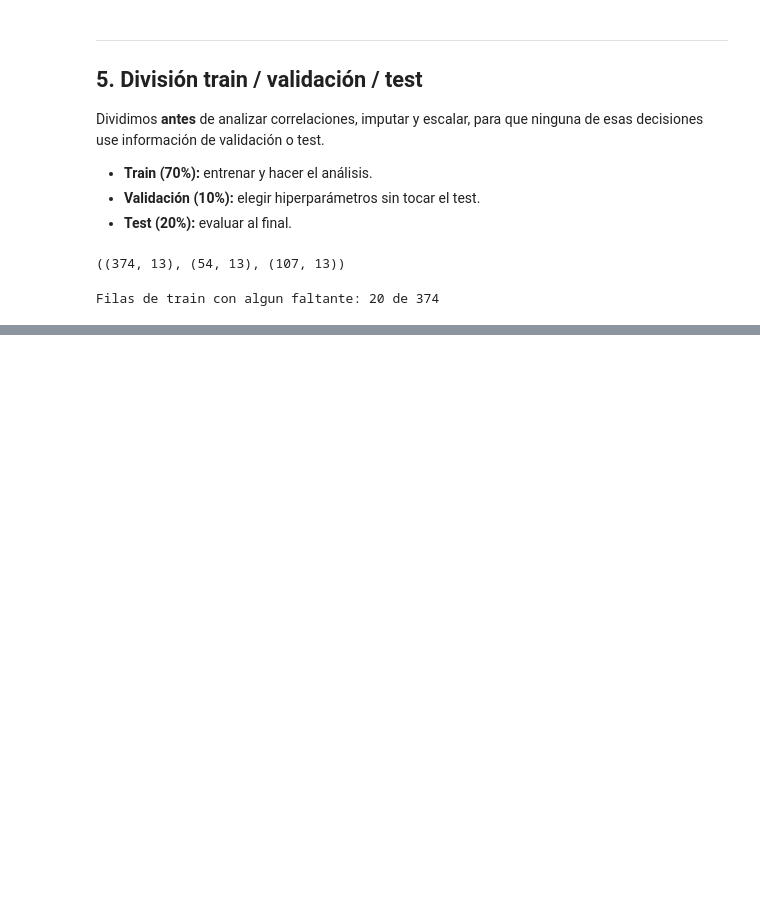
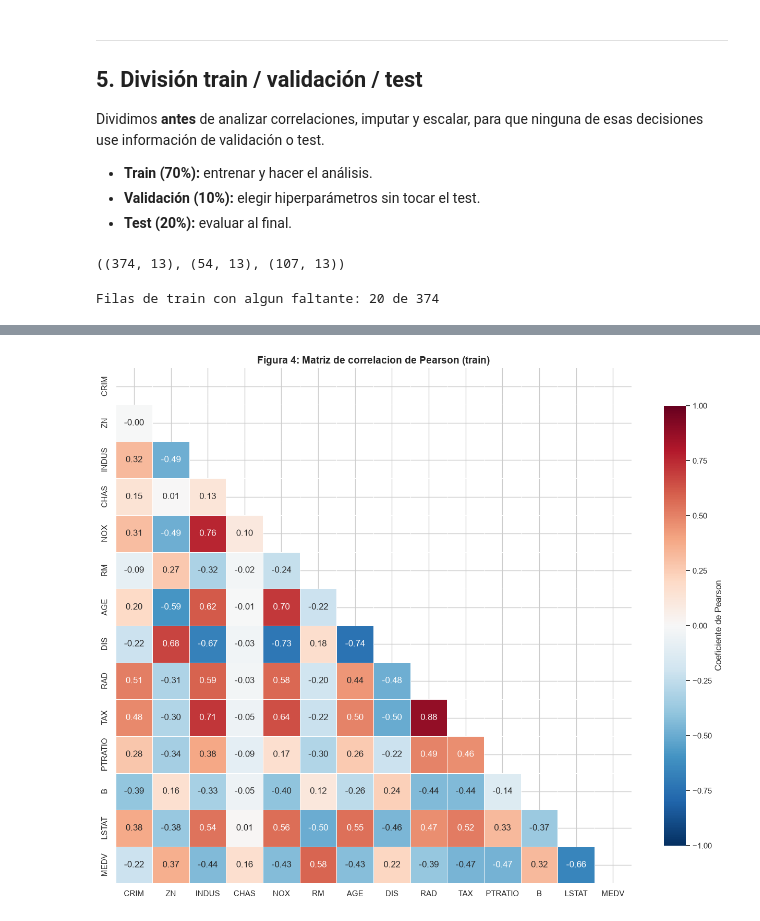
Before and after one commit to Franrnn/TP_AA1_Esparza_Pico_Renna, a Jupyter notebook: TP1/TP-regresion-AA1.ipynb, the cells around one changed output, grey strips where cells are left out. Saved outputs shown, nothing was run; the diff lists cells and outputs as text; code cells hidden in the pictures; blank space fills up the shorter version.

```diff
--- a/TP1/TP-regresion-AA1.ipynb
+++ b/TP1/TP-regresion-AA1.ipynb
@@ -200,0 +370,16 @@ Filas de train con algun faltante: 20 de 374
+# %%
+# Figura 4: matriz de correlacion de Pearson con mascara triangular superior
+corr_pearson = data_train.corr(method='pearson')
+mask = np.triu(np.ones_like(corr_pearson, dtype=bool))
+
+# figsize mayor y 2 decimales para que las 14 variables se lean bien
+fig, ax = plt.subplots(figsize=(13, 11))
+sns.heatmap(corr_pearson, mask=mask, annot=True, fmt='.2f',
+            cmap='RdBu_r', center=0, vmin=-1, vmax=1,
+            square=True, linewidths=0.5, ax=ax,
+            cbar_kws={'shrink': 0.8, 'label': 'Coeficiente de Pearson'})
+ax.set_title('Figura 4: Matriz de correlacion de Pearson (train)', fontsize=14, fontweight='bold')
+plt.tight_layout()
+plt.show()
+# %% [output]
+[figure, added]
```
Also changed, not shown: parts of 25 cells of this notebook.
